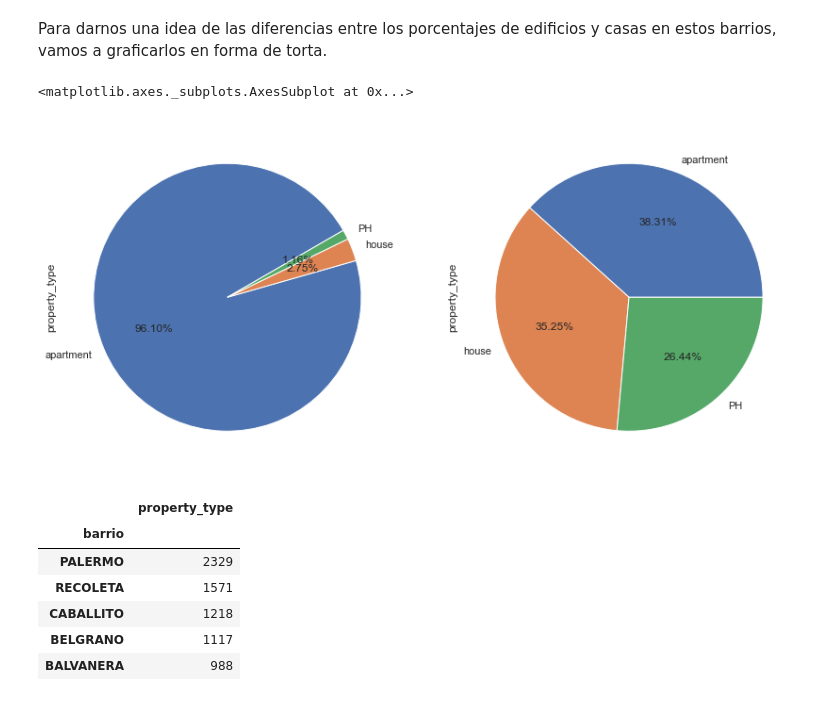
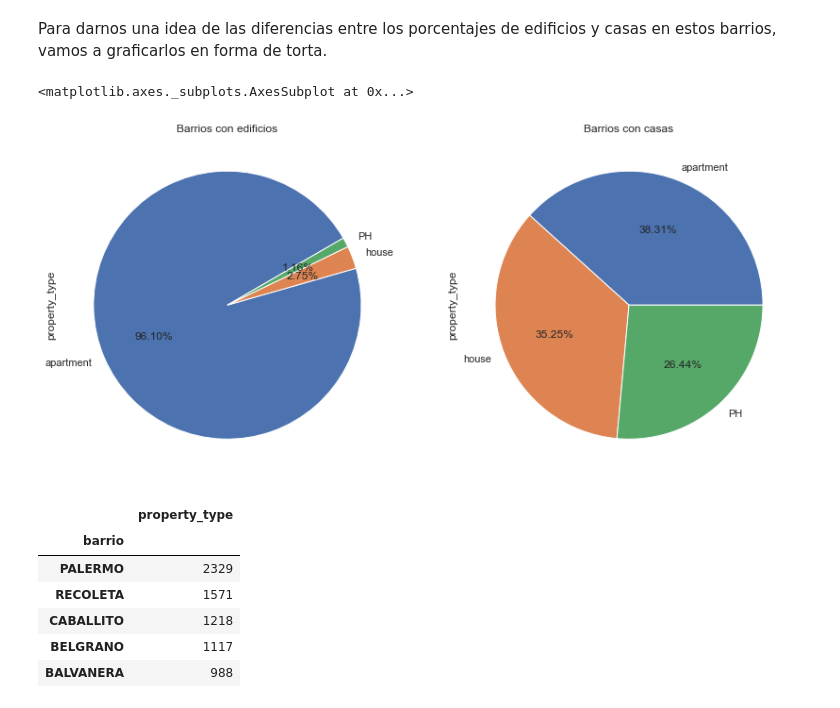
Before and after one commit to mnuclle/diplodatosAnalisisYVisualizacion, a Jupyter notebook: Mentorias/Analisis_y_Visualización_van2.ipynb, the cells around one changed output. Saved outputs shown, nothing was run; the diff lists cells and outputs as text; code cells hidden in the pictures.

```diff
--- a/Mentorias/Analisis_y_Visualización_van2.ipynb
+++ b/Mentorias/Analisis_y_Visualización_van2.ipynb
@@ -589,12 +899,12 @@ porcentaje_edificios = df_filtered[df_filtered.property_type == 'apartment'].gro
 # %%
 barrios_casas = porcentaje_casas_ph.sort_values()[::-1][:5].index
 barrios_edificios = porcentaje_edificios.sort_values()[::-1][:5].index
 fig, axs = plt.subplots(1,2,figsize=(14,7))
-df_filtered[df_filtered.barrio.isin(barrios_edificios)].property_type.value_counts().plot(x=None,y=None, kind='pie', startangle=30, ax=axs[0],autopct='%1.2f%%')
-df_filtered[df_filtered.barrio.isin(barrios_casas)].property_type.value_counts().plot(x=None,y=None, kind='pie', ax=axs[1],autopct='%1.2f%%')
+df_filtered[df_filtered.barrio.isin(barrios_edificios)].property_type.value_counts().plot(x=None,y=None, kind='pie', title='Barrios con edificios',startangle=30, ax=axs[0],autopct='%1.2f%%')
+df_filtered[df_filtered.barrio.isin(barrios_casas)].property_type.value_counts().plot(x=None,y=None, kind='pie',title='Barrios con casas', ax=axs[1],autopct='%1.2f%%')
 # %% [output]
 <matplotlib.axes._subplots.AxesSubplot at 0x...>
-[figure, old version]
+[figure, new version]
 # %%
 total_propiedades_barrio.sort_values(ascending=False).to_frame().head(5)
 #5 barrios con mas propiedades
```
Also changed, not shown: parts of 39 cells of this notebook, 1 other file.
